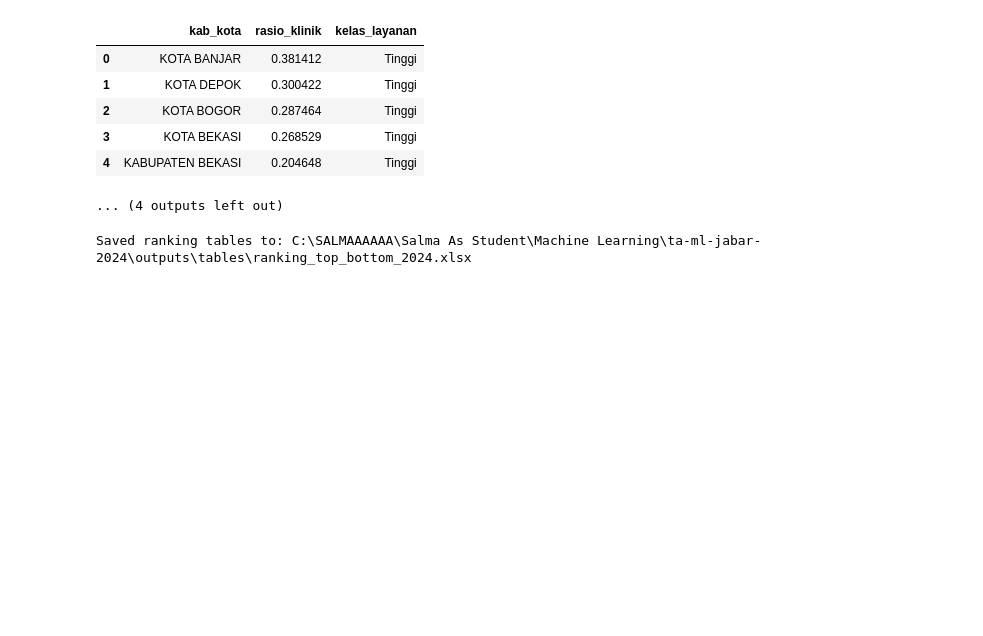
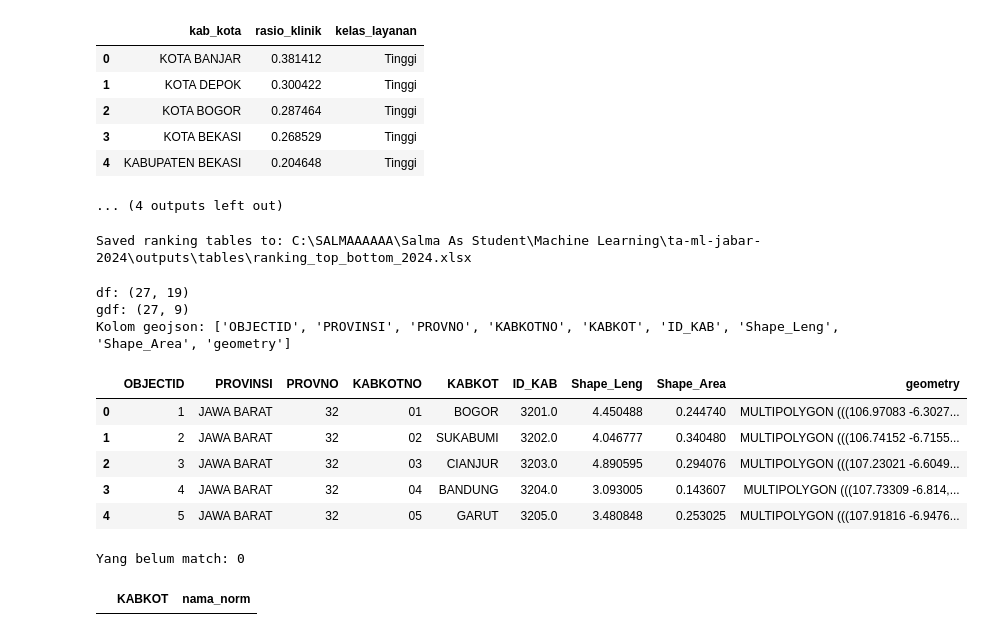
Before and after one commit to SalmaDwiAlpiati/tugas_akhir_machine_learning, a Jupyter notebook: notebooks/03_visualisasi.ipynb, the cells around one changed output. Drawn from its saved outputs; the diff is of its cells as text; code cells hidden in the pictures; blank space fills up the shorter version.

```diff
--- a/notebooks/03_visualisasi.ipynb
+++ b/notebooks/03_visualisasi.ipynb
@@ -204,3 +204,59 @@ with pd.ExcelWriter(os.path.join(tab_dir, "ranking_top_bottom_2024.xlsx")) as w:
 print("Saved ranking tables to:", os.path.join(tab_dir, "ranking_top_bottom_2024.xlsx"))
 # %% [output]
 Saved ranking tables to: C:\SALMAAAAAA\Salma As Student\Machine Learning\ta-ml-jabar-2024\outputs\tables\ranking_top_bottom_2024.xlsx
+# %%
+import os
+import re
+import pandas as pd
+import geopandas as gpd
+import matplotlib.pyplot as plt
+
+xlsx_path = r"C:\SALMAAAAAA\Salma As Student\Machine Learning\ta-ml-jabar-2024\data\master\Master Data - fitur & label.xlsx"
+geo_path  = r"C:\SALMAAAAAA\Salma As Student\Machine Learning\ta-ml-jabar-2024\data\geo\Jabar_By_Kab.geojson"
+
+out_dir = r"C:\SALMAAAAAA\Salma As Student\Machine Learning\ta-ml-jabar-2024\outputs\figures"
+os.makedirs(out_dir, exist_ok=True)
+
+df = pd.read_excel(xlsx_path)
+gdf = gpd.read_file(geo_path)
+
+print("df:", df.shape)
+print("gdf:", gdf.shape)
+print("Kolom geojson:", gdf.columns.tolist())
+gdf.head()
+# %% [output]
+df: (27, 19)
+gdf: (27, 9)
+Kolom geojson: ['OBJECTID', 'PROVINSI', 'PROVNO', 'KABKOTNO', 'KABKOT', 'ID_KAB', 'Shape_Leng', 'Shape_Area', 'geometry']
+|  | OBJECTID | PROVINSI | PROVNO | KABKOTNO | KABKOT | ID_KAB | Shape_Leng | Shape_Area | geometry |
+| 0 | 1 | JAWA BARAT | 32 | 01 | BOGOR | 3201.0 | 4.450488 | 0.244740 | MULTIPOLYGON (((106.97083 -6.3027... |
+| 1 | 2 | JAWA BARAT | 32 | 02 | SUKABUMI | 3202.0 | 4.046777 | 0.340480 | MULTIPOLYGON (((106.74152 -6.7155... |
+| 2 | 3 | JAWA BARAT | 32 | 03 | CIANJUR | 3203.0 | 4.890595 | 0.294076 | MULTIPOLYGON (((107.23021 -6.6049... |
+| 3 | 4 | JAWA BARAT | 32 | 04 | BANDUNG | 3204.0 | 3.093005 | 0.143607 | MULTIPOLYGON (((107.73309 -6.814,... |
+| 4 | 5 | JAWA BARAT | 32 | 05 | GARUT | 3205.0 | 3.480848 | 0.253025 | MULTIPOLYGON (((107.91816 -6.9476... |
+# %%
+import re
+
+def norm_name(s: str) -> str:
+    s = str(s).upper().strip()
+    s = re.sub(r"\s+", " ", s)
+    s = s.replace("KABUPATEN ", "").replace("KOTA ", "")
+    return s
+
+# dari excel
+df["nama_norm"] = df["kab_kota"].apply(norm_name)
+
+# dari geojson (kolom nama wilayahnya KABKOT)
+name_col = "KABKOT"
+gdf["nama_norm"] = gdf[name_col].apply(norm_name)
+
+# merge
+merged = gdf.merge(df, on="nama_norm", how="left")
+
+# cek yang gagal match
+missing = merged[merged["kab_kota"].isna()][[name_col, "nama_norm"]]
+print("Yang belum match:", missing.shape[0])
+display(missing.head(30))
+# %% [output]
+Yang belum match: 0
+|  | KABKOT | nama_norm |
```
Also changed, not shown: parts of 1 cell of this notebook.
